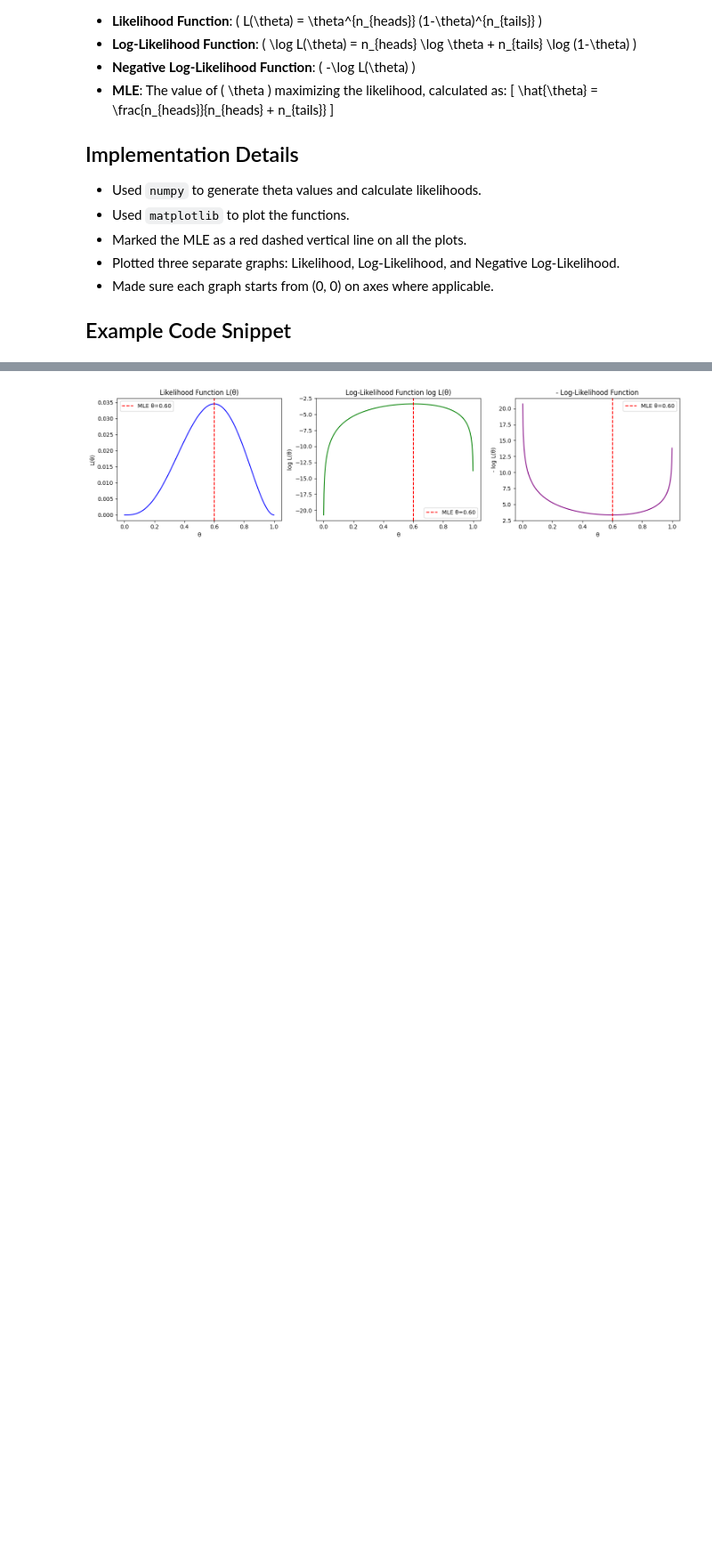
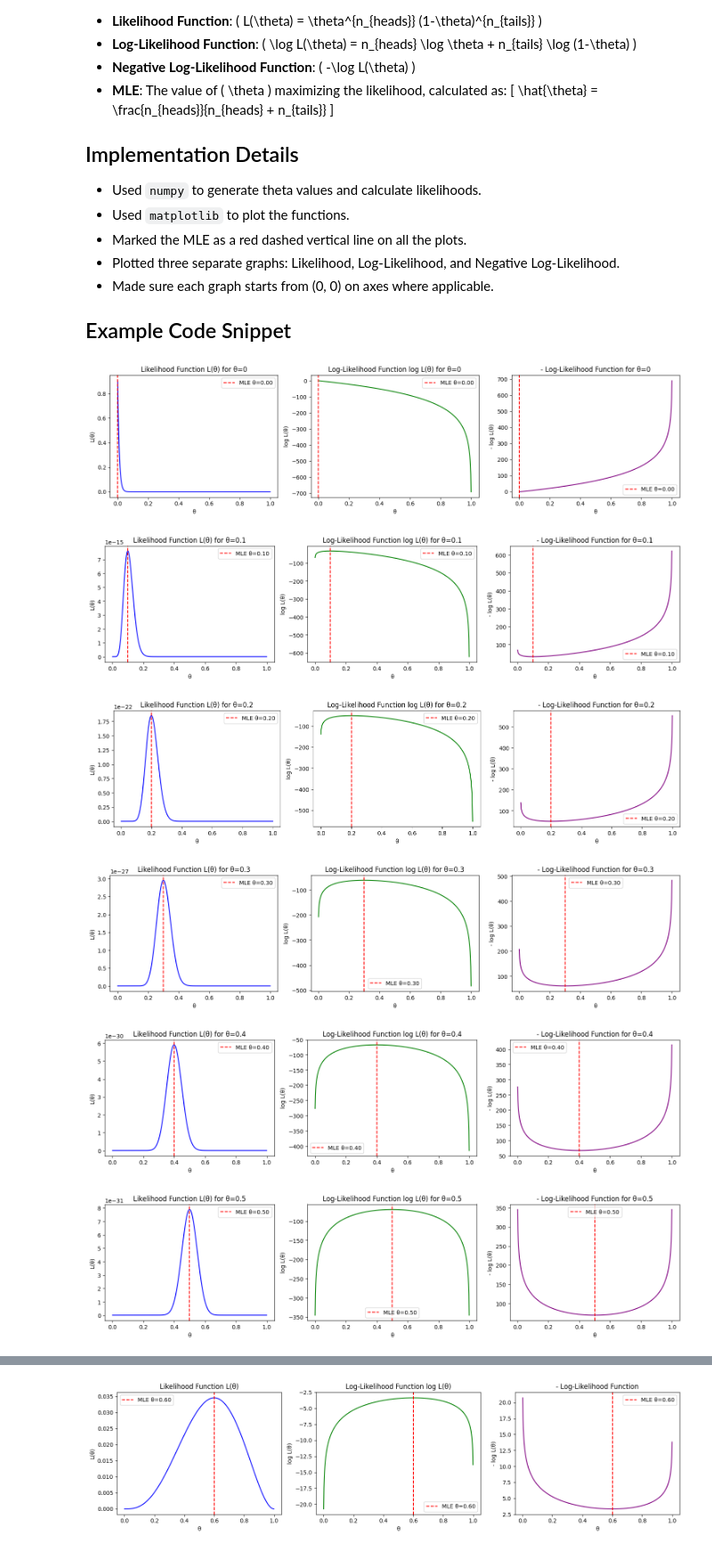
Before and after one commit to aryan2006-saini/Arificial_Intelligence_Fall2k25, a Jupyter notebook: MLE.ipynb, the cells around one changed output, grey strips where cells are left out. Shown at 89% size. Saved outputs shown, nothing was run; the diff lists cells and outputs as text; code cells hidden in the pictures; blank space fills up the shorter version.

```diff
--- a/MLE.ipynb
+++ b/MLE.ipynb
@@ -28,3 +28,64 @@ The goal of this project was to plot the likelihood, log-likelihood, and negativ
 - Made sure each graph starts from (0, 0) on axes where applicable.
 
 ## Example Code Snippet
+# %%
+import numpy as np
+import matplotlib.pyplot as plt
+
+# List of theta values to plot
+theta_values = [0, 0.1,0.2,0.3,0.4, 0.5,0.6, 0.7,0.8,0.9, 1.0]
+
+# Seed for reproducibility
+np.random.seed(42)
+
+def plot_likelihood(theta_value, total_experiments=100):
+    np.random.seed(42)  # Seed inside function for reproducibility
+    n_heads = int(theta_value * total_experiments)
+    n_tails = total_experiments - n_heads
+
+    theta = np.linspace(0.001, 0.999, 500)
+    likelihood = (theta**n_heads) * ((1 - theta)**n_tails)
+    log_likelihood = n_heads * np.log(theta) + n_tails * np.log(1 - theta)
+    neg_log_likelihood = -log_likelihood
+
+    mle = n_heads / total_experiments
+
+    plt.figure(figsize=(15, 4))
+
+    plt.subplot(1, 3, 1)
+    plt.plot(theta, likelihood, color="blue")
+    plt.axvline(mle, color="red", linestyle="--", label=f"MLE θ={mle:.2f}")
+    plt.title(f"Likelihood Function L(θ) for θ={theta_value}")
+    plt.xlabel("θ")
+    plt.ylabel("L(θ)")
+    plt.legend()
+
+    plt.subplot(1, 3, 2)
+    plt.plot(theta, log_likelihood, color="green")
+    plt.axvline(mle, color="red", linestyle="--", label=f"MLE θ={mle:.2f}")
+    plt.title(f"Log-Likelihood Function log L(θ) for θ={theta_value}")
+    plt.xlabel("θ")
+    plt.ylabel("log L(θ)")
+    plt.legend()
+
+    plt.subplot(1, 3, 3)
+    plt.plot(theta, neg_log_likelihood, color="purple")
+    plt.axvline(mle, color="red", linestyle="--", label=f"MLE θ={mle:.2f}")
+    plt.title(f"- Log-Likelihood Function for θ={theta_value}")
+    plt.xlabel("θ")
+    plt.ylabel("- log L(θ)")
+    plt.legend()
+
+    plt.tight_layout()
+    plt.show()
+
+# Plot for all theta values in the list
+for val in theta_values:
+    plot_likelihood(val)
+# %% [output]
+[figure, added]
+[figure, added]
+[figure, added]
+[figure, added]
+[figure, added]
+[figure, added]
```
Also changed, not shown: parts of 1 cell of this notebook.
